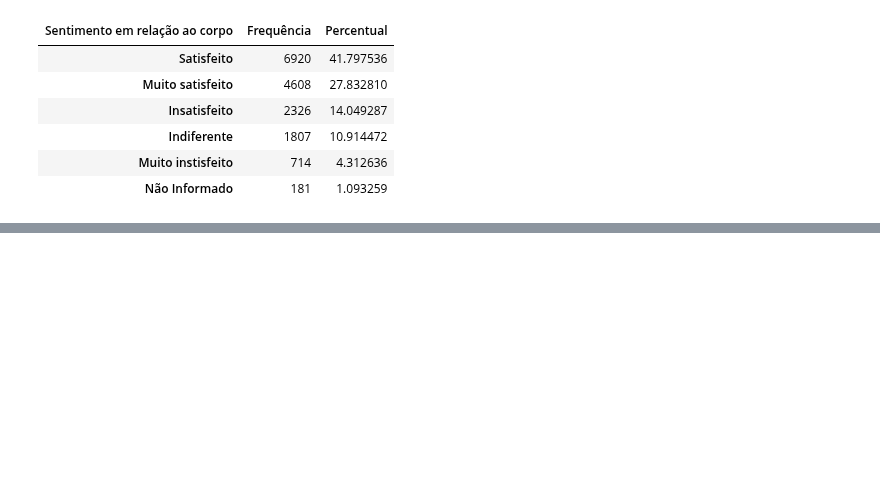
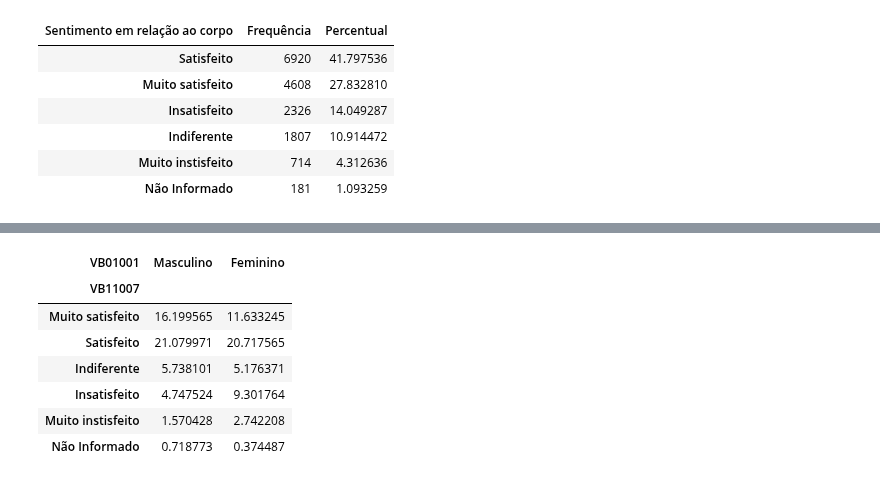
Before and after one commit to GuilhermeRuy97/BootcampDataScience, a Jupyter notebook: modulo_3_bootcamp_Data_Science.ipynb, the cells around one changed output, grey strips where cells are left out. Cells and saved outputs as stored; diff of their text form; code cells hidden in the pictures; blank space fills up the shorter version.

```diff
--- a/modulo_3_bootcamp_Data_Science.ipynb
+++ b/modulo_3_bootcamp_Data_Science.ipynb
@@ -222,0 +354,17 @@ dist_freq
+# %%
+#Se quisermos saber se há diferenças entre a aceitação do corpo entre homens e mulheres, cruzamos as tabelas
+#Utilizamos o crosstab() do pandas
+
+frequencia_cruzada = pd.crosstab(dados["VB11007"], dados["VB01001"], normalize = True) * 100
+frequencia_cruzada.rename(index = respostas, inplace = True)
+frequencia_cruzada.rename(columns = {1: "Masculino", 2: "Feminino"}, inplace = True)
+frequencia_cruzada
+# %% [output]
+| VB01001 | Masculino | Feminino |
+| VB11007 |  |  |
+| Muito satisfeito | 16.199565 | 11.633245 |
+| Satisfeito | 21.079971 | 20.717565 |
+| Indiferente | 5.738101 | 5.176371 |
+| Insatisfeito | 4.747524 | 9.301764 |
+| Muito instisfeito | 1.570428 | 2.742208 |
+| Não Informado | 0.718773 | 0.374487 |
```
Also changed, not shown: parts of 10 cells of this notebook.
